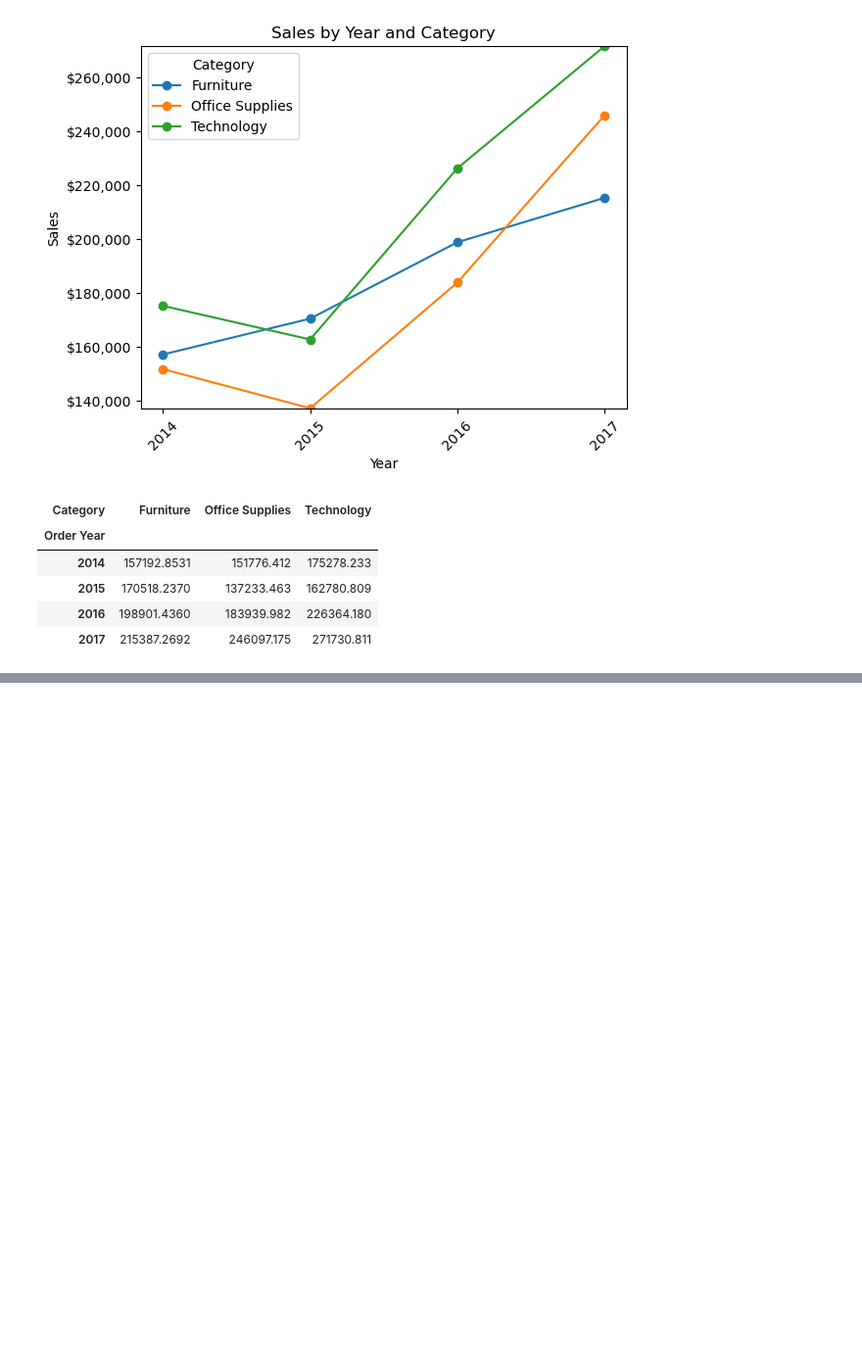
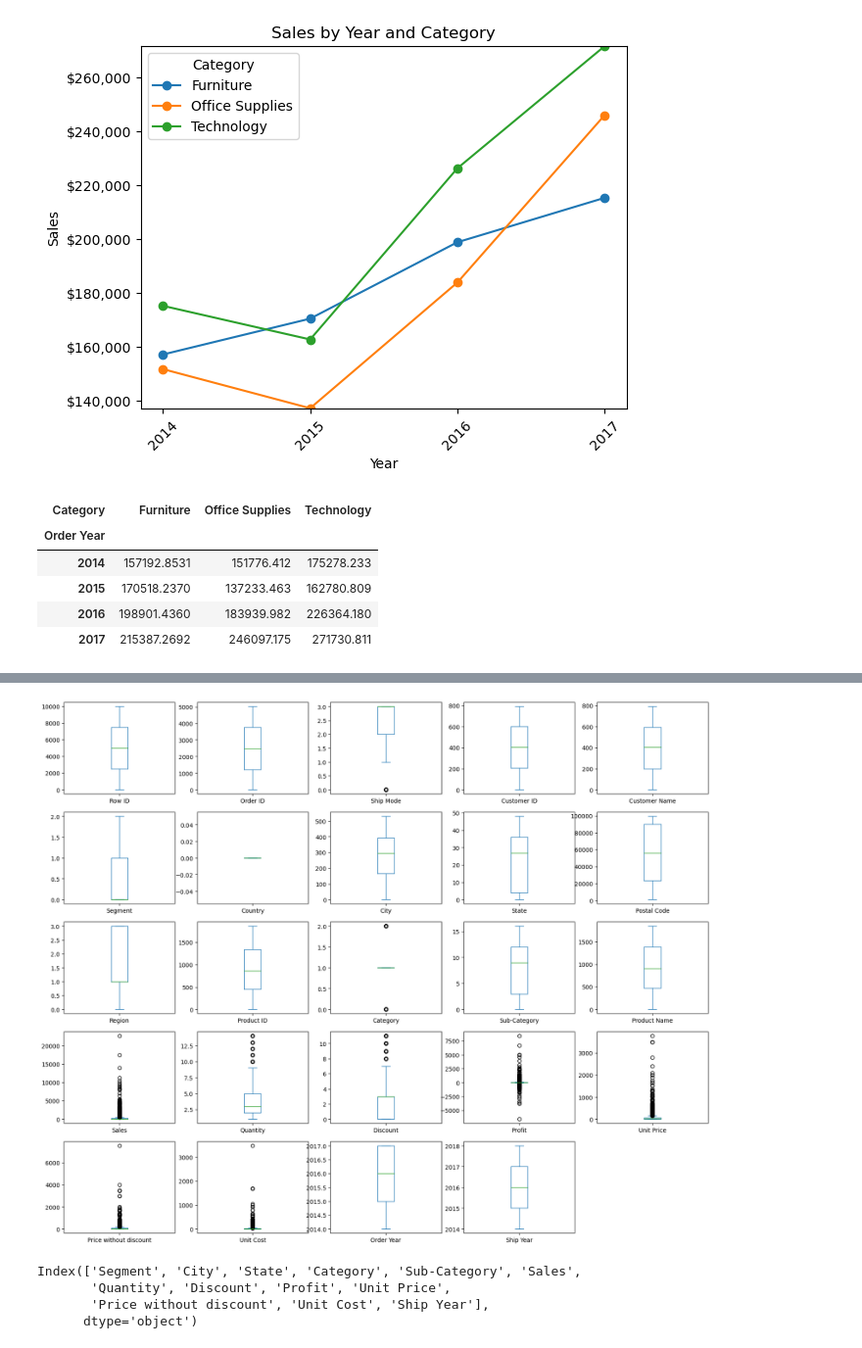
Before and after one commit to jmpealy/project-4-ML-integration, a Jupyter notebook: main.ipynb, the cells around one changed output, grey strips where cells are left out. Shown: that part at 98% size. Saved outputs shown, nothing was run; the diff lists cells and outputs as text; code cells hidden in the pictures; blank space fills up the shorter version.

```diff
--- a/main.ipynb
+++ b/main.ipynb
@@ -75,10 +51,12 @@ Data columns (total 24 columns):
 dtypes: float64(5), int64(3), object(16)
 memory usage: 1.8+ MB
 # %%
+#Convert order date and ship date columns to datetime
 df['Order Date'] = pd.to_datetime(df['Order Date'])
 df['Ship Date'] = pd.to_datetime(df['Ship Date'])
 
 df['Order Year'] = df['Order Date'].dt.year
+df['Ship Year'] = df['Ship Date'].dt.year
 # %%
 # Bar chart that shows sales by category
 category_sales = df.groupby('Category')['Sales'].sum()
@@ -230,0 +209,8 @@ Order Year                1.000000
+# %%
+from sklearn.preprocessing import LabelEncoder
+le = LabelEncoder()
+for i in df.columns:
+    if(df.dtypes[i] == 'object'):
+        df[i] = le.fit_transform(df[i])
+
+df.info()
@@ -230,0 +235,17 @@ Order Year                1.000000
+# %%
+#representing the outliers
+df.plot(kind='box', subplots=True, figsize=(20,20), layout=(6,5))
+plt.show()
+# %% [output]
+[figure, added]
+# %%
+#cleaning up columns
+
+df.drop(['Row ID', 'Order ID', 'Ship Date', 'Ship Mode', 'Customer ID', 'Customer Name', 'Country', 'Postal Code',
+           'Region', 'Product ID', 'Product Name', 'Order Date', 'Order Year'], axis=1, inplace=True)
+df.columns
+# %% [output]
+Index(['Segment', 'City', 'State', 'Category', 'Sub-Category', 'Sales',
+       'Quantity', 'Discount', 'Profit', 'Unit Price',
+       'Price without discount', 'Unit Cost', 'Ship Year'],
+      dtype='object')
```
Also changed, not shown: parts of 6 cells of this notebook.
